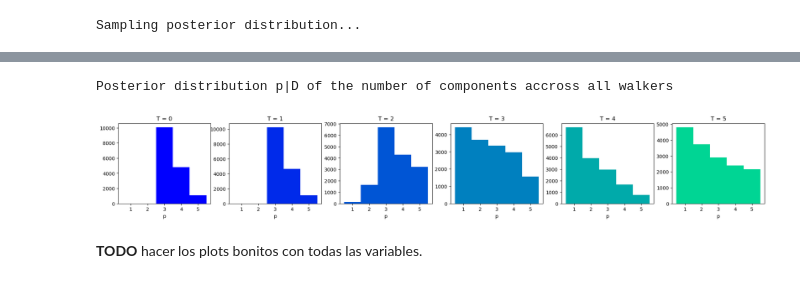
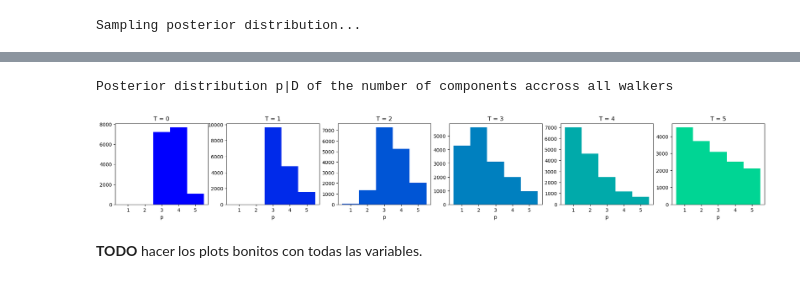
Before and after one commit to antcc/rk-bfr-jump, a Jupyter notebook: linear_regression.ipynb, the cells around one changed output, grey strips where cells are left out. Saved outputs shown, nothing was run; the diff lists cells and outputs as text; code cells hidden in the pictures.

```diff
--- a/linear_regression.ipynb
+++ b/linear_regression.ipynb
@@ -193,28 +235,34 @@ coords = {
 }
 
 # sample initial values for components (b,t) and sigma2 from prior
-coords["components"] = priors["components"].rvs(size=(ntemps, nwalkers, nleaves_max["components"]))
+coords["components"] = priors["components"].rvs(
+    size=(ntemps, nwalkers, nleaves_max["components"])
+)
 coords["common"][:, :, 0, 1] = invgamma(sigma2_param).rvs(size=(ntemps, nwalkers))
 
 # set initial values for alpha0
 scale_alpha0 = 0.5
-coords["common"][:, :, 0, 0] = norm(loc=Y.mean(), scale=scale_alpha0).rvs(size=(ntemps, nwalkers))
+coords["common"][:, :, 0, 0] = norm(loc=Y.mean(), scale=scale_alpha0).rvs(
+    size=(ntemps, nwalkers)
+)
 
 # set indices for used/unused leaves of components (boolean 0/1)
 # we need to ensure that not all components are zero on any (ntemp,nwalkers),
 # because nleaves_min = 1
 inds = {}
-inds["components"] = np.random.randint(2, size=(ntemps, nwalkers, nleaves_max["components"]), dtype=bool)
+inds["components"] = np.random.randint(
+    2, size=(ntemps, nwalkers, nleaves_max["components"]), dtype=bool
+)
 idx = np.where(np.sum(inds["components"], axis=-1) == 0)
 inds["components"][*idx, 0] = True
 
-# set indices for the single leaf of [alpha0,sigma2] (always used) <-- IS THIS NECESSARY?
+# set indices for the single leaf of [alpha0,sigma2] (always used because nleaves_min=1)
 inds["common"] = np.ones((ntemps, nwalkers, nleaves_max["common"]), dtype=bool)
 # %%
 # number of steps
 nsteps = 500
-thin_by = 2
-burn = 500
+thin_by = 1
+burn = 1000
 
 # number of cores
 njobs = 8
@@ -230,8 +278,12 @@ move_stretch = StretchMove()
 num_try = 2
 rjmoveMT = MTDistGenMoveRJ(  # multiple-try distgen from prior
     {"components": priors["components"]},
-    nleaves_max={branch: value for branch, value in zip(branch_names, nleaves_max.values())},
-    nleaves_min={branch: value for branch, value in zip(branch_names, nleaves_min.values())},
+    nleaves_max={
+        branch: value for branch, value in zip(branch_names, nleaves_max.values())
+    },
+    nleaves_min={
+        branch: value for branch, value in zip(branch_names, nleaves_min.values())
+    },
     gibbs_sampling_setup="components",  # only perform RJ on the components
     num_try=num_try,
     rj=True,
@@ -239,8 +291,12 @@ rjmoveMT = MTDistGenMoveRJ(  # multiple-try distgen from prior
 
 rjmove = DistributionGenerateRJ(  # distgen from prior
     {"components": priors["components"]},
-    nleaves_max={branch: value for branch, value in zip(branch_names, nleaves_max.values())},
-    nleaves_min={branch: value for branch, value in zip(branch_names, nleaves_min.values())},
+    nleaves_max={
+        branch: value for branch, value in zip(branch_names, nleaves_max.values())
+    },
+    nleaves_min={
+        branch: value for branch, value in zip(branch_names, nleaves_min.values())
+    },
     gibbs_sampling_setup="components",  # only perform RJ on the components
 )
 
@@ -266,7 +322,7 @@ with Pool(njobs) as pool:
     )
 
     # setup starting state
-    state = State(coords, inds=inds)
+    state = State(coords)
 
     # run the sampler
     print("Sampling posterior distribution...")
@@ -301,21 +359,19 @@ RJ Acceptance % (T=1)
 # %%
 print("Posterior distribution p|D of the number of components accross all walkers")
 
 nleaves = ensemble.get_nleaves()["components"]
-bins = (
-    np.arange(1, nleaves_max["components"] + 2) - 0.5
-)
-colors = plt.get_cmap('winter')
+bins = np.arange(1, nleaves_max["components"] + 2) - 0.5
+colors = plt.get_cmap("winter")
 
 fig, ax = plt.subplots(1, ntemps, figsize=(4 * ntemps, 3))
 for temp, ax_t in enumerate(ax):
-    color = colors(temp/ntemps)
+    color = colors(temp / ntemps)
     ax_t.set_title("T = " + str(temp))
     ax_t.set_xlabel("p")
     ax_t.hist(nleaves[:, temp].flatten(), bins=bins, color=color)
 # %% [output]
 Posterior distribution p|D of the number of components accross all walkers
-[figure, old version]
+[figure, new version]
 # %% [markdown]
 **TODO** hacer los plots bonitos con todas las variables.
 # %%
```
Also changed, not shown: parts of 10 cells of this notebook.
